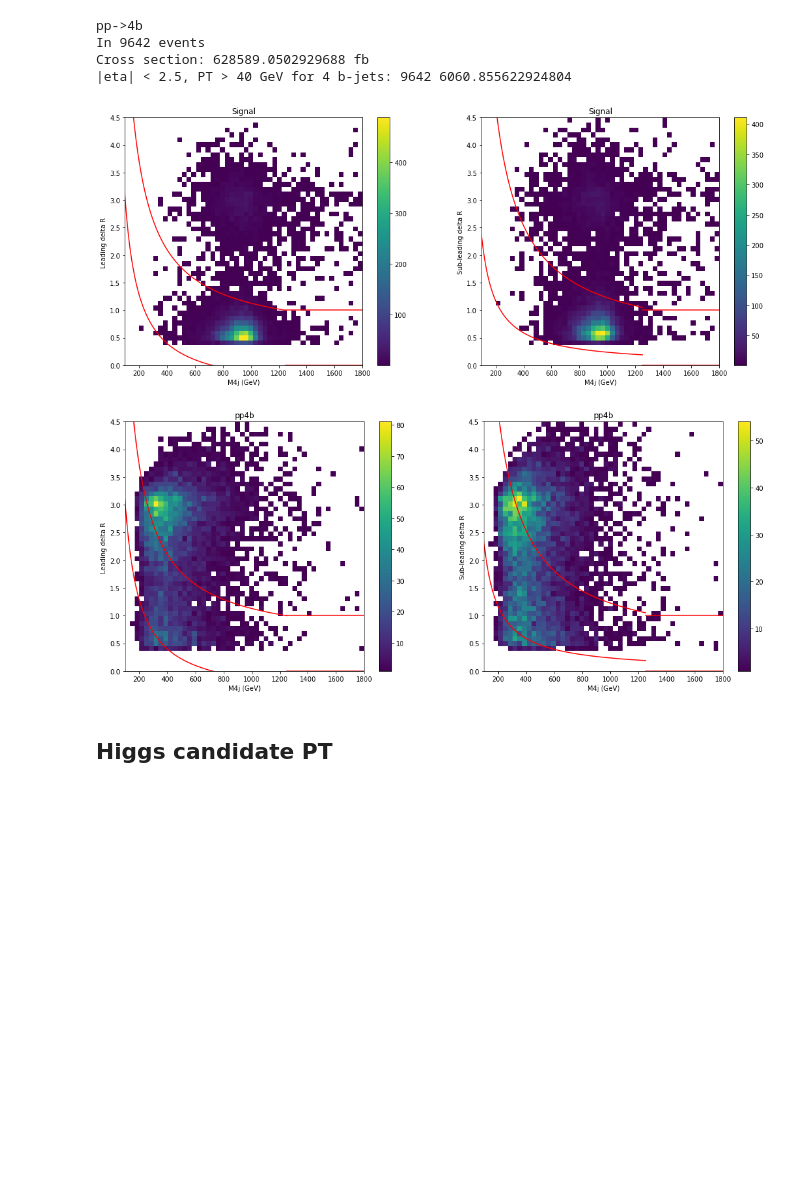
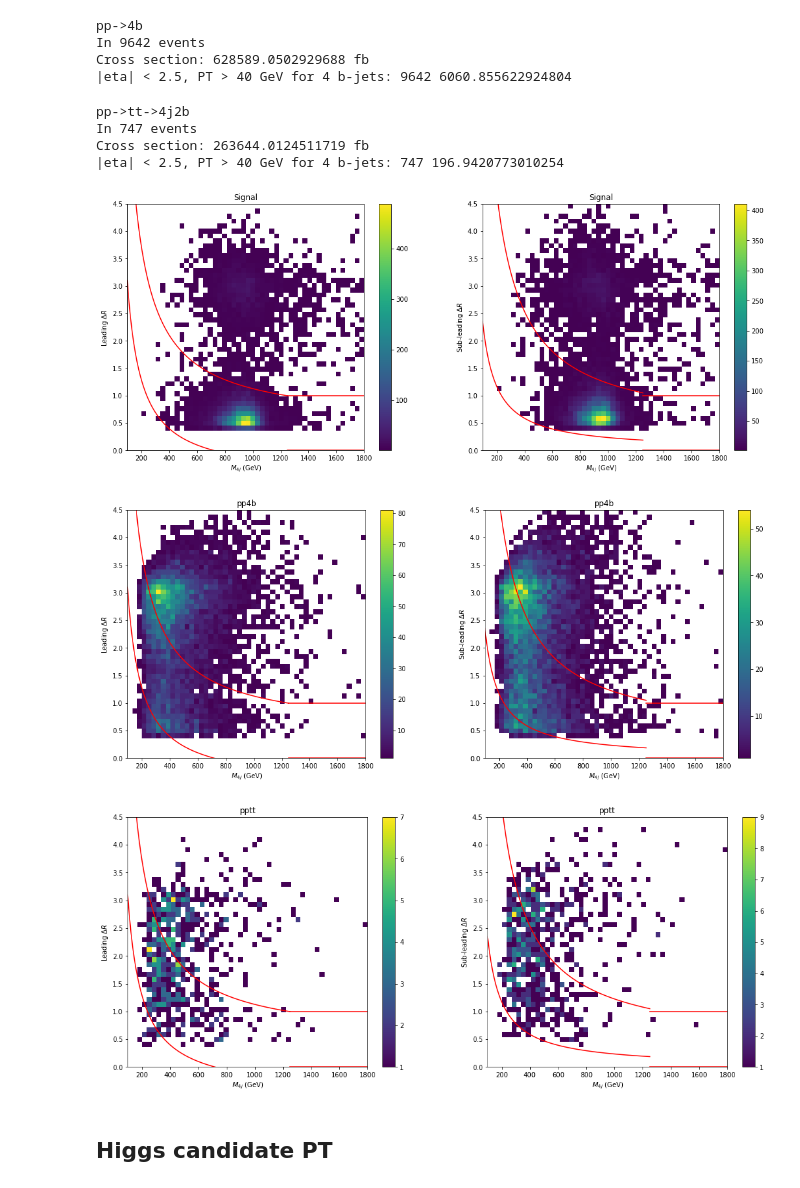
Before and after one commit to r10222035/3-4-Higgs-Collider-Study, a Jupyter notebook: Analysis/ATLAS_diHiggs_signal_selection.ipynb, the cells around one changed output. Cells and saved outputs as stored; diff of their text form; code cells hidden in the pictures; blank space fills up the shorter version.

```diff
--- a/Analysis/ATLAS_diHiggs_signal_selection.ipynb
+++ b/Analysis/ATLAS_diHiggs_signal_selection.ipynb
@@ -1801,7 +2064,7 @@ total events: 12574
 # %%
 # 13 TeV 100k pp->H->hh b-tagging part: MV2c10 H = 1000 GeV
 # file_path = '/home/r10222035/Software/MG5_aMC_v3_3_1/CPVDM/proc_ppHhh/Events/run_66_decayed_1/tag_1_delphes_events.root'
-file_path = '/home/r10222035/CPVDM/100k_diHiggs_4b_MV2c10_PT40_signal_predict.h5'
+file_path = '/home/r10222035/CPVDM/h5_data/100k_diHiggs_4b_MV2c10_PT40_signal_predict.h5'
 tot_event = 100000
 cross_section = 0.6442
 pairing_method = 'deltaR_minDHH'
@@ -1819,7 +2082,7 @@ Cross section: 0.6442 fb
 # %%
 # 13 TeV 1M pp->4b b-tagging part: MV2c10
 # file_path = '/home/r10222035/Software/MG5_aMC_v3_3_1/CPVDM/pp4b/Events/run_13/...'
-file_path = '/home/r10222035/CPVDM/1M_diHiggs_4b_MV2c10_PT40_background_predict.h5'
+file_path = '/home/r10222035/CPVDM/h5_data/1M_diHiggs_4b_MV2c10_PT40_background_predict.h5'
 tot_event = 1000000
 cross_section = 628589.0502929688
 pairing_method = 'deltaR_minDHH'
@@ -1834,8 +2097,26 @@ pp->4b
 In 9642 events
 Cross section: 628589.0502929688 fb
 |eta| < 2.5, PT > 40 GeV for 4 b-jets: 9642 6060.855622924804
+# %%
+# 13 TeV 1M pp->tt->4j2b b-tagging part: MV2c10
+# file_path = '/home/r10222035/Software/MG5_aMC_v3_3_1/CPVDM/ppttbar/Events/run_03/tag_1_delphes_events.root'
+file_path = '/home/r10222035/CPVDM/h5_data/1M_diHiggs_4b_MV2c10_PT40_pptt_predict.h5'
+tot_event = 1000000
+cross_section = 263644.0124511719
+pairing_method = 'deltaR_minDHH'
+dR_tt, m4j_tt = get_diHiggs_deltaR_m4j_HDF5(file_path,
+                                            tot_event=tot_event,
+                                            pairing_method=pairing_method,
+                                            xection = cross_section,
+                                            title='pp->tt->4j2b',
+                                            nevent_max=100000)
+# %% [output]
+pp->tt->4j2b
+In 747 events
+Cross section: 263644.0124511719 fb
+|eta| < 2.5, PT > 40 GeV for 4 b-jets: 747 196.9420773010254
 # %%
-def plot_dR_m4j(dR, m4j, title = ''):
+def plot_dR_m4j(dR, m4j, title = '', save_path=None):
 
     # dR[0] for leading Higgs, dR[1] for sub-leading Higgs
 
@@ -1868,8 +2149,8 @@ def plot_dR_m4j(dR, m4j, title = ''):
     # Creating plot
 
     hs = ax[0].hist2d(m4j, dR1, bins = [50, 50], range = [[100, 1800], [0, 4.5]],  cmin=1)
-    ax[0].set_xlabel('M4j (GeV)')
-    ax[0].set_ylabel('Leading delta R ')
+    ax[0].set_xlabel('$M_{4j}$ (GeV)')
+    ax[0].set_ylabel('Leading $\Delta R$ ')
     ax[0].set_title(title)
     ax[0].plot(R1_cut1_x, R1_cut1_y, color='r')
     ax[0].plot(R1_cut2_x, R1_cut2_y, color='r')
@@ -1878,8 +2159,8 @@ def plot_dR_m4j(dR, m4j, title = ''):
     fig.colorbar(hs[3], ax=ax[0])
 
     hs = ax[1].hist2d(m4j, dR2, bins = [50, 50], range = [[100, 1800], [0, 4.5]],  cmin=1)
-    ax[1].set_xlabel('M4j (GeV)')
-    ax[1].set_ylabel('Sub-leading delta R')
+    ax[1].set_xlabel('$M_{4j}$ (GeV)')
+    ax[1].set_ylabel('Sub-leading $\Delta R$')
     ax[1].set_title(title)
     ax[1].plot(R2_cut1_x, R2_cut1_y, color='r')
     ax[1].plot(R2_cut2_x, R2_cut2_y, color='r')
@@ -1887,13 +2168,19 @@ def plot_dR_m4j(dR, m4j, title = ''):
     ax[1].plot(R2_cut2_2_x, R2_cut2_2_y, color='r')
     fig.colorbar(hs[3], ax=ax[1])
 
+    if save_path:
+        plt.savefig(save_path, dpi=300, facecolor='White')
+
     plt.show()
 # %%
-plot_dR_m4j(dR = dR_s, m4j=m4j_s, title = 'Signal')
-plot_dR_m4j(dR = dR_4b, m4j=m4j_4b, title = 'pp4b')
+folder = '/home/r10222035/CPVDM/3-4-Higgs-Collider-Study/Analysis/figures/'
+plot_dR_m4j(dR = dR_s, m4j=m4j_s, title = 'Signal', save_path=os.path.join(folder, 'Higgs_deltaR_m4j_s.png'))
+plot_dR_m4j(dR = dR_4b, m4j=m4j_4b, title = 'pp4b', save_path=os.path.join(folder, 'Higgs_deltaR_m4j_4b.png'))
+plot_dR_m4j(dR = dR_tt, m4j=m4j_tt, title = 'pptt', save_path=os.path.join(folder, 'Higgs_deltaR_m4j_tt.png'))
 # %% [output]
-[figure, old version]
+[figure, new version]
-[figure, old version]
+[figure, new version]
+[figure, added]
 # %% [markdown]
 ## Higgs candidate PT
 # %%
```
Also changed, not shown: parts of 37 cells of this notebook, 9 other files.
